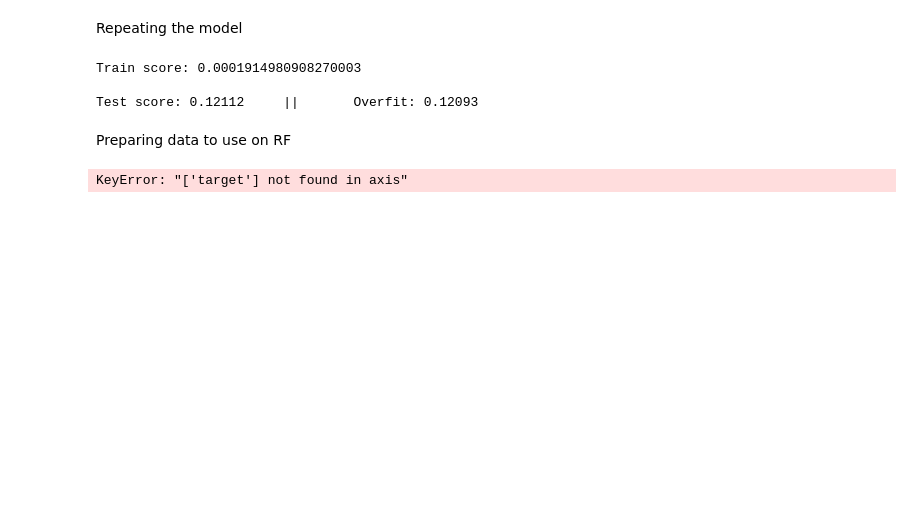
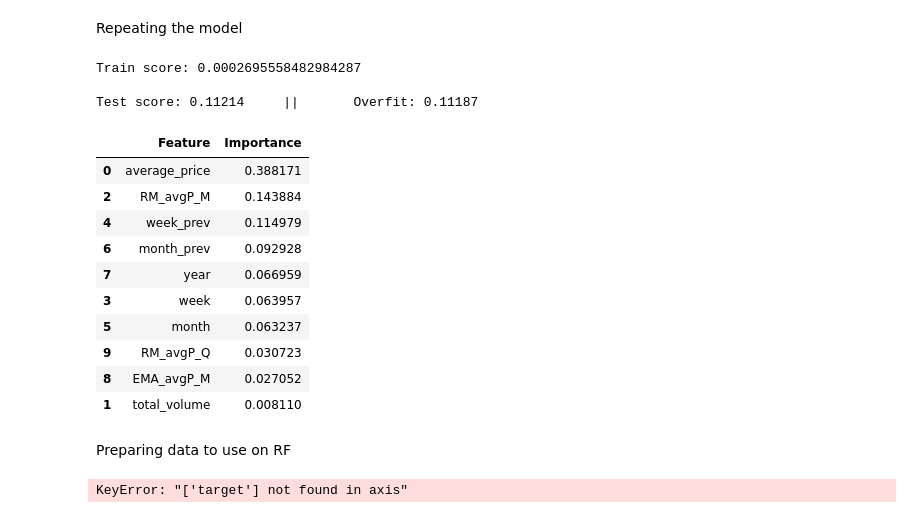
Before and after one commit to marcelomoraiscloser/apple_price, a Jupyter notebook: ApplePricePredictor.ipynb, the cells around one changed output. Drawn from its saved outputs; the diff is of its cells as text; code cells hidden in the pictures; blank space fills up the shorter version.

```diff
--- a/ApplePricePredictor.ipynb
+++ b/ApplePricePredictor.ipynb
@@ -498,4 +512,8 @@ df_conv.loc[df_conv['month_prev'] == 0, 'month_prev'] = 12
 #Reordering columns
 df_conv = df_conv[["date", "average_price", "total_volume", "gala", "fuji", "granny_smith", "total_bags", "s_bags", "l_bags", "xl_bags", "year", "target", "RM_avgP_M", "price_elasticity", "week", "week_prev", "month", "month_prev"]]
 
-df_conv
+#Two extra moving averages due to the importance of the monthly moving average
+alpha = 2/(month_size+1)
+df_conv['EMA_avgP_M'] = df_conv['average_price'].ewm(span=month_size, adjust=False).mean() #exponentional moving average
+quatrer_size = 13
+df_conv['RM_avgP_Q'] = df_conv['average_price'].rolling(window=quatrer_size, min_periods=0).mean()
@@ -519,20 +523,22 @@ Repeating the model
 numeric_features_used = [
     'average_price',
     'total_volume',
-    'gala',
-    'fuji',
-    'granny_smith',
-    'total_bags',
-    's_bags',
-    'l_bags',
-    'xl_bags',
+    #'gala',
+    #'fuji',
+    #'granny_smith',
+    #'total_bags',
+    #'s_bags',
+    #'l_bags',
+    #'xl_bags',
     'RM_avgP_M',
     'week',
-    'week_prev'
+    'week_prev',
     'month',
-    'month_prev'
+    'month_prev',
     'year',
-    'price_elasticity'
+    #'price_elasticity'
+    'EMA_avgP_M',
+    'RM_avgP_Q'
 ]
 
 #Spliting into training and test data
@@ -550,9 +556,29 @@ best_model = grid.best_estimator_
 
 print_score(best_model, df_conv_train, df_conv_test, numeric_features_used)
 # %% [output]
-Train score: 0.0001914980908270003
+Train score: 0.0002695558482984287
 
-Test score: 0.12112     ||       Overfit: 0.12093
+Test score: 0.11214     ||       Overfit: 0.11187
+# %%
+feature_importances = best_model.regressor_.feature_importances_
+
+feature_importance_df = pd.DataFrame({'Feature': numeric_features_used, 'Importance': feature_importances})
+feature_importance_df = feature_importance_df.sort_values(by='Importance', ascending=False)
+
+# Display the table
+feature_importance_df
+# %% [output]
+|  | Feature | Importance |
+| 0 | average_price | 0.388171 |
+| 2 | RM_avgP_M | 0.143884 |
+| 4 | week_prev | 0.114979 |
+| 6 | month_prev | 0.092928 |
+| 7 | year | 0.066959 |
+| 3 | week | 0.063957 |
+| 5 | month | 0.063237 |
+| 9 | RM_avgP_Q | 0.030723 |
+| 8 | EMA_avgP_M | 0.027052 |
+| 1 | total_volume | 0.008110 |
 # %% [markdown]
 Preparing data to use on RF
 # %%
```
Also changed, not shown: parts of 9 cells of this notebook.
